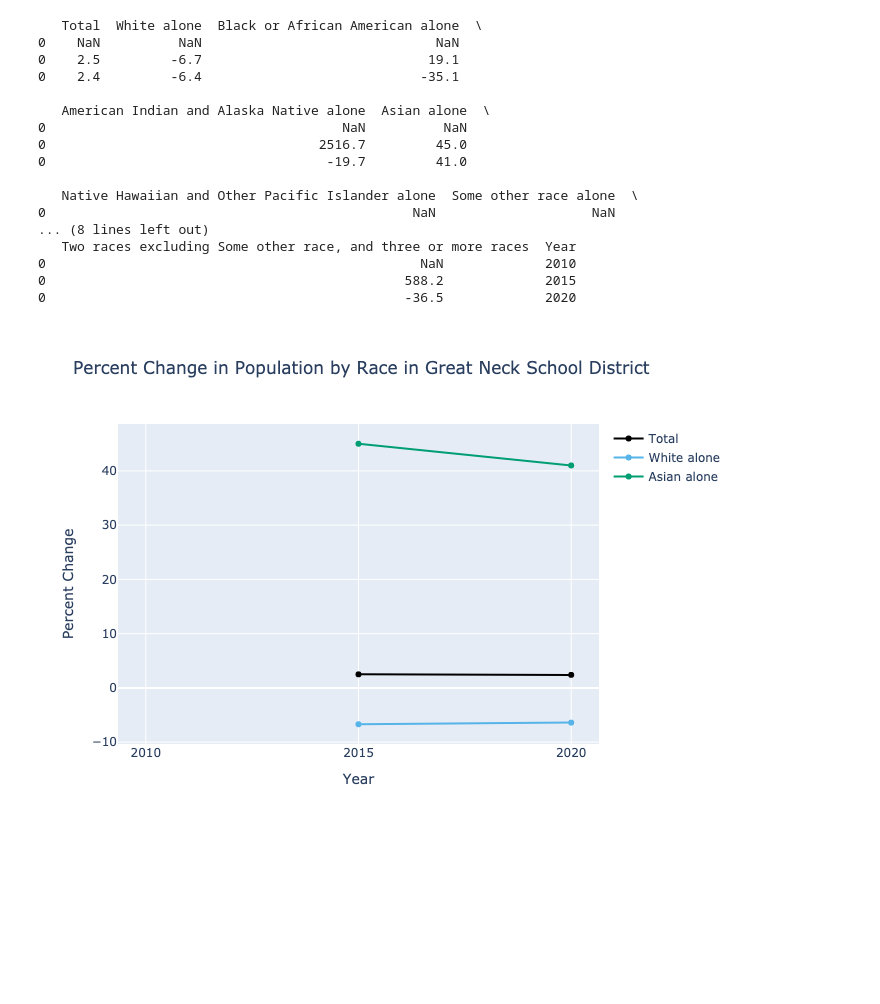
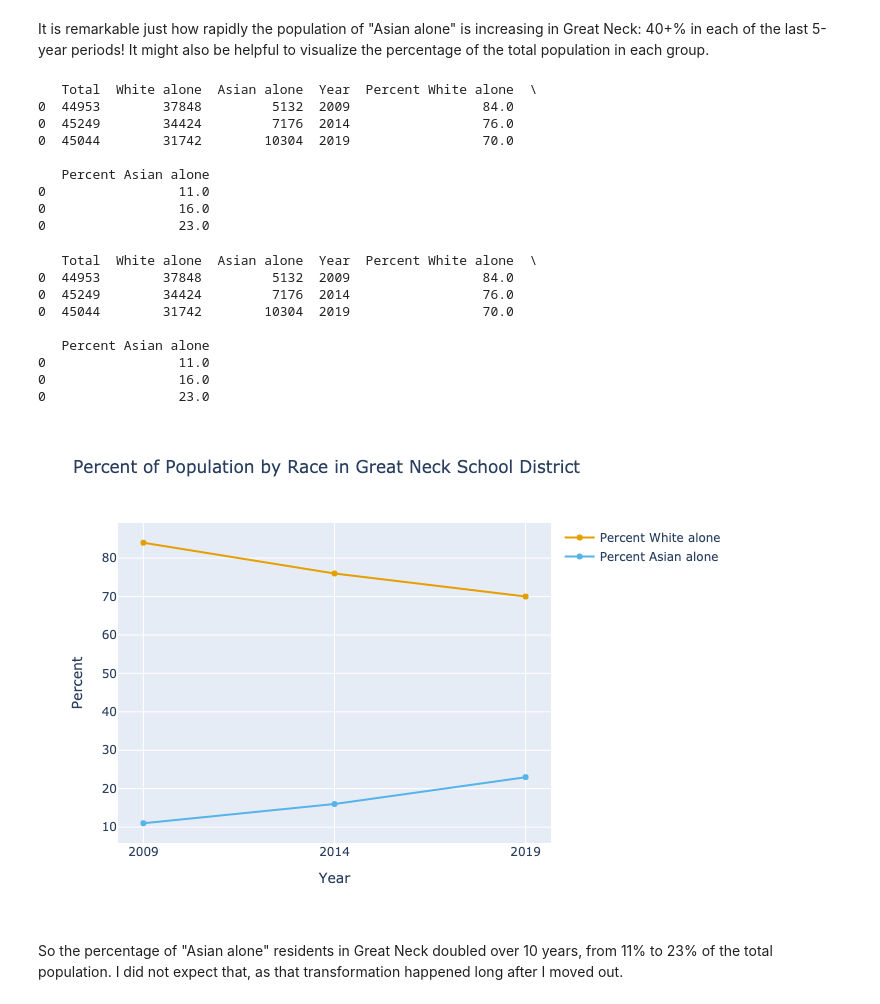
Before and after one commit to arilamstein/hometown_analysis, a Jupyter notebook: 07-race.ipynb, the cells around one changed output. Drawn from its saved outputs; the diff is of its cells as text; code cells hidden in the pictures; blank space fills up the shorter version.

```diff
--- a/07-race.ipynb
+++ b/07-race.ipynb
@@ -6,7 +11,7 @@ from utils import download_multiyear, graph_multiyear, pct_change_multiyear
 
 df = download_multiyear(
     dataset=ACS5,
-    vintages=[2010, 2015, 2020],
+    vintages=[2009, 2014, 2019],
     group="B02001",
     prompt=False,
     state=NY,
@@ -37,0 +29,9 @@ Warning: B02001_010E has had multiple labels over the selected years:
+# %%
+cols_to_keep = ["Total", "White alone", "Asian alone", "Year"]
+df = df.drop(columns=[col for col in df.columns if col not in cols_to_keep])
+
+graph_multiyear(
+    df=df,
+    title="Population by Race in Great Neck School District",
+    yaxis_title="Population"
+)
@@ -47,29 +56,42 @@ graph_multiyear(
+# %% [markdown]
+It is remarkable just how rapidly the population of "Asian alone" is increasing in Great Neck: 40+% in each of the last 5-year periods! It might also be helpful to visualize the percentage of the total population in each group.
+# %%
+df['Percent White alone'] = (df['White alone'] / df['Total'] * 100).round()
+df['Percent Asian alone'] = (df['Asian alone'] / df['Total'] * 100).round()
+
+print(df)
+# %% [output]
+   Total  White alone  Asian alone  Year  Percent White alone  \
+0  44953        37848         5132  2009                 84.0
+0  45249        34424         7176  2014                 76.0
+0  45044        31742        10304  2019                 70.0
+
+   Percent Asian alone
+0                 11.0
+0                 16.0
+0                 23.0
 # %%
-df = pct_change_multiyear(df)
+df['Percent White alone'] = (df['White alone'] / df['Total'] * 100).round()
+df['Percent Asian alone'] = (df['Asian alone'] / df['Total'] * 100).round()
+
 print(df)
 
 graph_multiyear(
     df=df,
-    title="Percent Change in Population by Race in Great Neck School District",
-    yaxis_title="Percent Change",
-    y_cols=["Total", "White alone", "Asian alone"]
+    title="Percent of Population by Race in Great Neck School District",
+    yaxis_title="Percent",
+    y_cols=["Percent White alone", "Percent Asian alone"]
 )
 # %% [output]
-   Total  White alone  Black or African American alone  \
-0    NaN          NaN                              NaN
-0    2.5         -6.7                             19.1
-0    2.4         -6.4                            -35.1
+   Total  White alone  Asian alone  Year  Percent White alone  \
+0  44953        37848         5132  2009                 84.0
+0  45249        34424         7176  2014                 76.0
+0  45044        31742        10304  2019                 70.0
 
-   American Indian and Alaska Native alone  Asian alone  \
-0                                      NaN          NaN
-0                                   2516.7         45.0
-0                                    -19.7         41.0
-
-   Native Hawaiian and Other Pacific Islander alone  Some other race alone  \
-0                                               NaN                    NaN
-... (8 lines left out)
-   Two races excluding Some other race, and three or more races  Year
-0                                                NaN             2010
-0                                              588.2             2015
-0                                              -36.5             2020
+   Percent Asian alone
+0                 11.0
+0                 16.0
+0                 23.0
-[figure, old version]
+[figure, new version]
+# %% [markdown]
+So the percentage of "Asian alone" residents in Great Neck doubled over 10 years, from 11% to 23% of the total population. I did not expect that, as that transformation happened long after I moved out.
```
Also changed, not shown: parts of 5 cells of this notebook, 2 other files.
